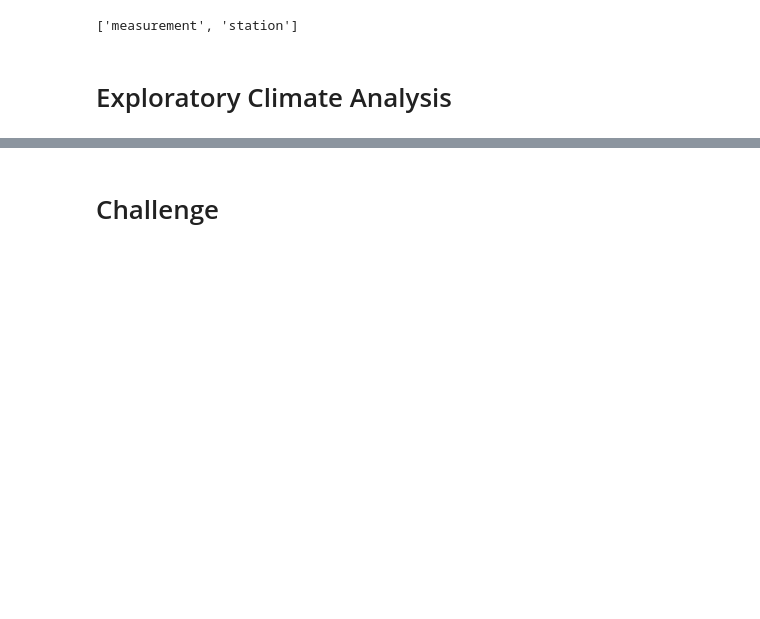
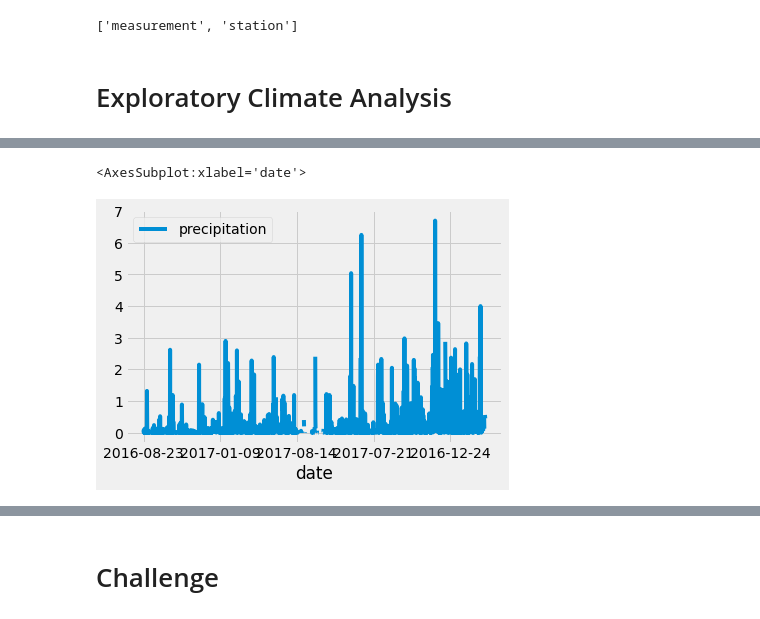
Before and after one commit to Siddhantarora2k/surfs_up, a Jupyter notebook: climate_analysis.ipynb, the cells around one changed output, grey strips where cells are left out. Cells and saved outputs as stored; diff of their text form; code cells hidden in the pictures; blank space fills up the shorter version.

```diff
--- a/climate_analysis.ipynb
+++ b/climate_analysis.ipynb
@@ -38,15 +38,16 @@ session = Session(engine)
 # %% [markdown]
 # Exploratory Climate Analysis
 # %%
-# Design a query to retrieve the last 12 months of precipitation data and plot the results.
+# Design a query to retrieve the last 12 months of precipitation
+# data and plot the results.
 #Starting from the last data point in the database.
-
+prev_year = dt.date(2017, 8, 23)
 # Calculate the date one year from the last date in data set.
-
+prev_year = prev_year - dt.timedelta(days=365)
 # Perform a query to retrieve the data and precipitation scores
-
+results = []
+results = session.query(Measurement.date, Measurement.prcp).filter(Measurement.date >= prev_year).all()
+print(results)
 # Save the query results as a Pandas DataFrame and set the index to the date column
-
-# Sort the dataframe by date
-
-# Use Pandas Plotting with Matplotlib to plot the data
+df = pd.DataFrame(results, columns=['date', 'precipitation'])
+df.set_index(df['date'], inplace=True)
@@ -53,2 +77,8 @@ session = Session(engine)
+# %%
+# Using pandas plotting with Matplotlib to plot the data.
+df.plot()
+# %% [output]
+<AxesSubplot:xlabel='date'>
+[figure, added]
 # %%
 # Use Pandas to calcualte the summary statistics for the precipitation data
```
Also changed, not shown: parts of 9 cells of this notebook.
